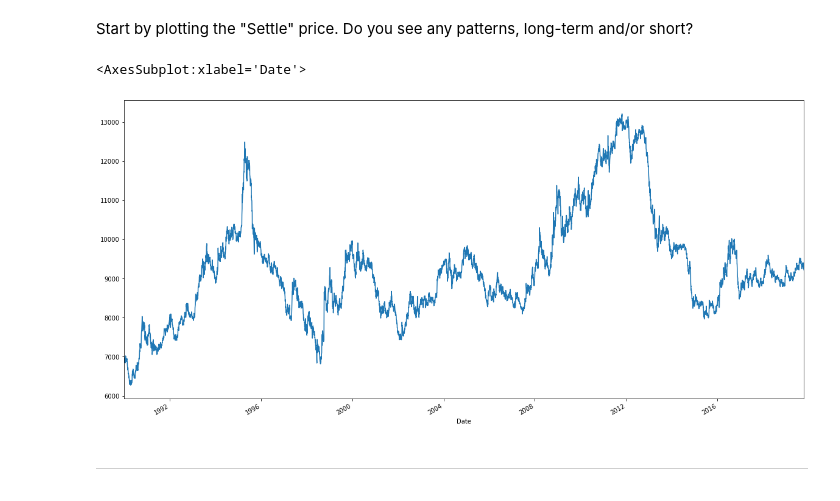
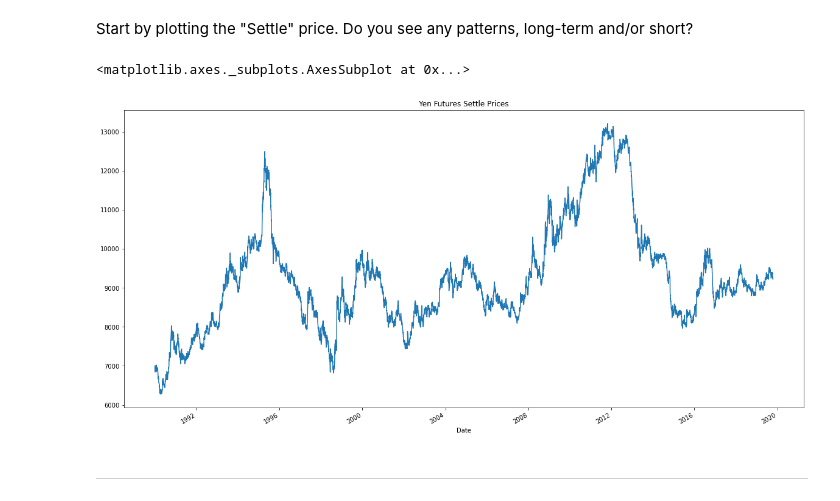
Before and after one commit to jtmcginley123/unit10, a Jupyter notebook: time_series_analysis.ipynb, the cells around one changed output. Drawn from its saved outputs; the diff is of its cells as text; code cells hidden in the pictures.

```diff
--- a/time_series_analysis.ipynb
+++ b/time_series_analysis.ipynb
@@ -40,11 +40,11 @@ yen_futures.head()
 # %%
 # Plot just the "Settle" column from the dataframe:
 # YOUR CODE HERE!
-yen_settle = yen_futures.Settle.plot(figsize=(20,10))
+yen_settle = yen_futures.Settle.plot(figsize=(20,10), title = 'Yen Futures Settle Prices')
 yen_settle
 # %% [output]
-<AxesSubplot:xlabel='Date'>
+<matplotlib.axes._subplots.AxesSubplot at 0x...>
-[figure, old version]
+[figure, new version]
 # %% [markdown]
 ---
 # %% [markdown]
```
Also changed, not shown: parts of 15 cells of this notebook.
